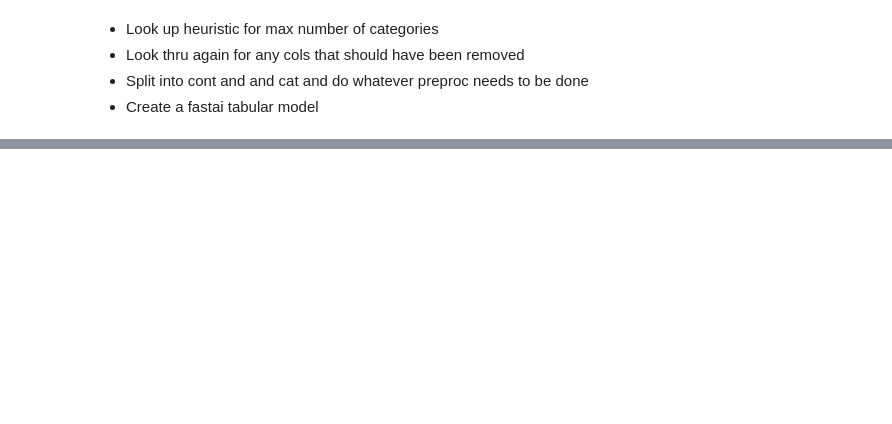
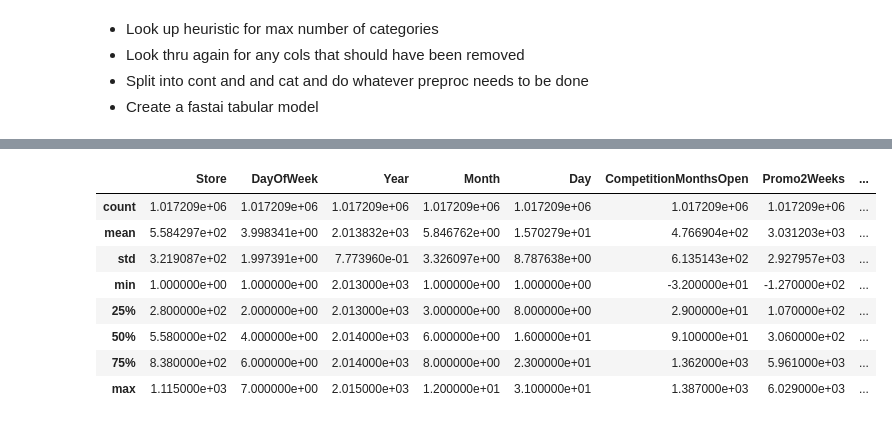
Before and after one commit to rforgione/myfastai, a Jupyter notebook: rossmann-recreate.ipynb, the cells around one changed output, grey strips where cells are left out. Drawn from its saved outputs; the diff is of its cells as text; code cells hidden in the pictures; blank space fills up the shorter version.

```diff
--- a/rossmann-recreate.ipynb
+++ b/rossmann-recreate.ipynb
@@ -656,0 +725,10 @@ Index(['Store', 'DayOfWeek', 'Sales', 'Customers', 'Open', 'Promo',
+# %%
+cat_vars = ['Store', 'DayOfWeek', 'Year', 'Month', 'Day', 'StateHoliday', 'CompetitionMonthsOpen',
+    'Promo2Weeks', 'StoreType', 'Assortment', 'PromoInterval', 'CompetitionOpenSinceYear', 'Promo2SinceYear',
+    'State', 'Week', 'Events', 'Promo_fwd', 'Promo_bwd', 'StateHoliday_fwd', 'StateHoliday_bwd',
+    'SchoolHoliday_fwd', 'SchoolHoliday_bwd']
+
+contin_vars = ['CompetitionDistance', 'Max_TemperatureC', 'Mean_TemperatureC', 'Min_TemperatureC',
+   'Max_Humidity', 'Mean_Humidity', 'Min_Humidity', 'Max_Wind_SpeedKm_h',
+   'Mean_Wind_SpeedKm_h', 'CloudCover', 'trend', 'trend_DE',
+   'AfterStateHoliday', 'BeforeStateHoliday', 'Promo', 'SchoolHoliday']
@@ -656,0 +758,12 @@ Index(['Store', 'DayOfWeek', 'Sales', 'Customers', 'Open', 'Promo',
+# %%
+base_df.loc[:, cat_vars].describe()
+# %% [output]
+|  | Store | DayOfWeek | Year | Month | Day | CompetitionMonthsOpen | Promo2Weeks | ... |
+| count | 1.017209e+06 | 1.017209e+06 | 1.017209e+06 | 1.017209e+06 | 1.017209e+06 | 1.017209e+06 | 1.017209e+06 | ... |
+| mean | 5.584297e+02 | 3.998341e+00 | 2.013832e+03 | 5.846762e+00 | 1.570279e+01 | 4.766904e+02 | 3.031203e+03 | ... |
+| std | 3.219087e+02 | 1.997391e+00 | 7.773960e-01 | 3.326097e+00 | 8.787638e+00 | 6.135143e+02 | 2.927957e+03 | ... |
+| min | 1.000000e+00 | 1.000000e+00 | 2.013000e+03 | 1.000000e+00 | 1.000000e+00 | -3.200000e+01 | -1.270000e+02 | ... |
+| 25% | 2.800000e+02 | 2.000000e+00 | 2.013000e+03 | 3.000000e+00 | 8.000000e+00 | 2.900000e+01 | 1.070000e+02 | ... |
+| 50% | 5.580000e+02 | 4.000000e+00 | 2.014000e+03 | 6.000000e+00 | 1.600000e+01 | 9.100000e+01 | 3.060000e+02 | ... |
+| 75% | 8.380000e+02 | 6.000000e+00 | 2.014000e+03 | 8.000000e+00 | 2.300000e+01 | 1.362000e+03 | 5.961000e+03 | ... |
+| max | 1.115000e+03 | 7.000000e+00 | 2.015000e+03 | 1.200000e+01 | 3.100000e+01 | 1.387000e+03 | 6.029000e+03 | ... |
```
Also changed, not shown: parts of 37 cells of this notebook.
